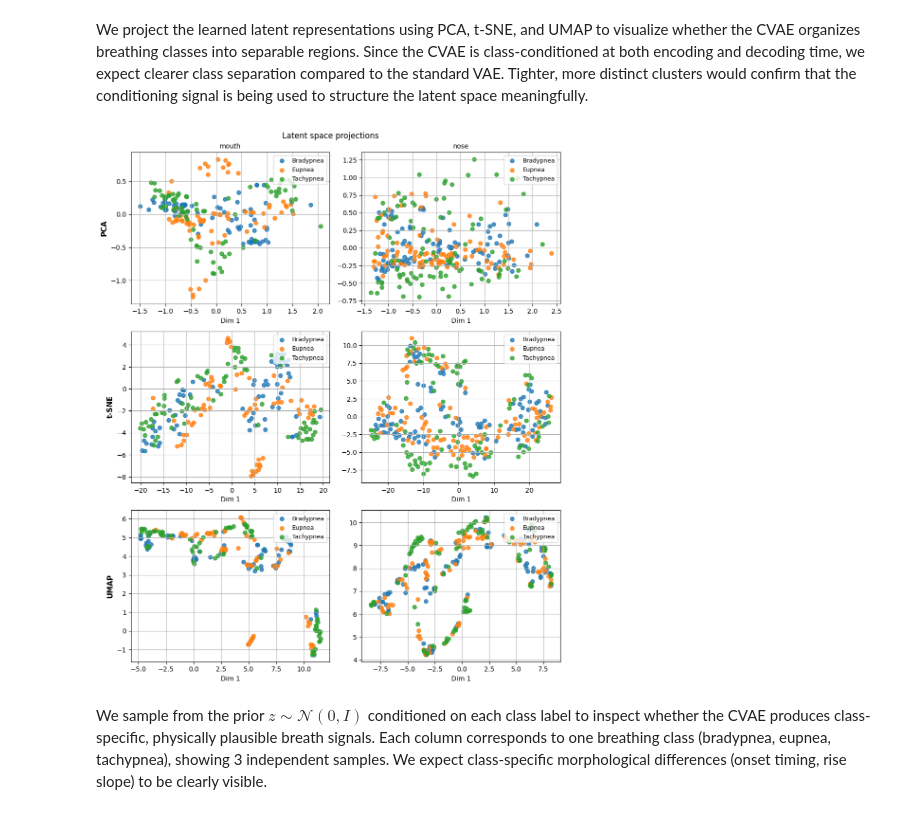
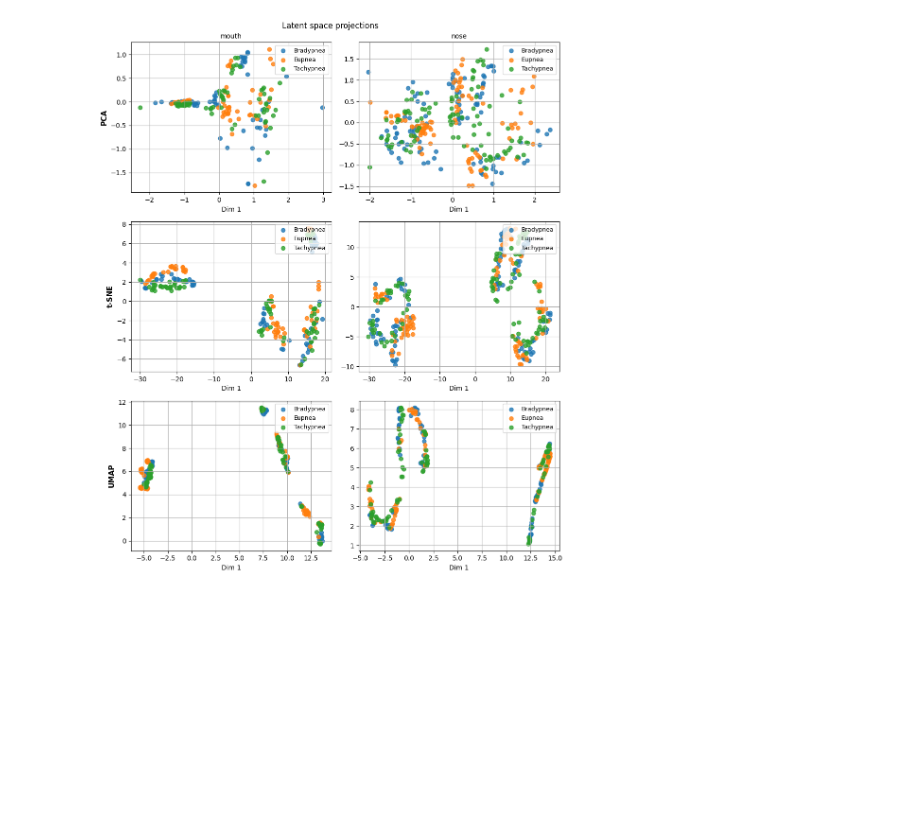
Before and after one commit to leon-rny/neural-network-breath-modeling, a Jupyter notebook: vae_evaluation.ipynb, the cells around one changed output. Cells and saved outputs as stored; diff of their text form; code cells hidden in the pictures; blank space fills up the shorter version.

```diff
--- a/vae_evaluation.ipynb
+++ b/vae_evaluation.ipynb
@@ -47,10 +40,10 @@ for region in regions:
     splits[region] = {"train": df_train, "val": df_val, "test": df_test}
 
     # model
-    ckpt_path = f"checkpoints/vae_{region}.pt"
-    model = VAE(latent_dim=16).to(device)
+    ckpt_path = f"models/checkpoints/vae_{region}.pt"
     ckpt = torch.load(ckpt_path, map_location=device, weights_only=False)
-    model.load_state_dict(ckpt["model_state"])
+    model = VAE(latent_dim=ckpt['latent_dim']).to(device)
+    model.load_state_dict(ckpt['model_state'])
     model.eval()
 
     models[region] = model
@@ -247,31 +184,0 @@ We overlay the per-class real signal statistics ($\mu \pm \sigma$) with the unco
-# %%
-n_gen=200
-for region in regions:
-    mean_s = train_ds.stats['mean'][:, None]
-    std_s  = train_ds.stats['std'][:, None]
-    def denorm(x): return x * std_s + mean_s
-
-    real = {i: [] for i in range(len(CLASSES))}
-    for i in range(len(train_ds)):
-        signal, _, label = train_ds[i]
-        real[label].append(denorm(signal.numpy()))
-    time_np = train_ds[0][1].numpy()
-    gen     = denorm(model.sample(n_gen, device).cpu().numpy())
-
-    fig, axes = plt.subplots(1, 2, figsize=(14, 4))
-    fig.suptitle(rf'Class and generated $\mu \pm 1\sigma$: {region}')
-    for ch, ax in enumerate(axes):
-        for cls_idx, (cls_name, color) in enumerate(zip(CLASSES, class_colors.values())):
-            sigs = np.stack(real[cls_idx])[:, ch, :]
-            m, s = sigs.mean(0), sigs.std(0)
-            ax.plot(time_np, m, color=color, label=cls_name.capitalize())
-            ax.fill_between(time_np, m - s, m + s, alpha=0.2, color=color)
-        m_gen, s_gen = gen[:, ch, :].mean(0), gen[:, ch, :].std(0)
-        ax.plot(time_np, m_gen, color='tab:red', linestyle='--', label='Generated')
-        ax.fill_between(time_np, m_gen - s_gen, m_gen + s_gen, alpha=0.15, color='tab:red')
-        ax.set_ylabel(channel_names[ch])
-        ax.set_xlabel('Time in s')
-        ax.legend(loc='upper left')
-        ax.grid()
-    plt.tight_layout()
-    plt.show()
@@ -306,10 +251,10 @@ for region in regions:
     splits[region] = {"train": df_train, "val": df_val, "test": df_test}
 
     # model
-    ckpt_path = f"checkpoints/cvae_{region}.pt"
-    model = CVAE(latent_dim=16).to(device)
+    ckpt_path = f"models/checkpoints/cvae_{region}.pt"
     ckpt = torch.load(ckpt_path, map_location=device, weights_only=False)
-    model.load_state_dict(ckpt["model_state"])
+    model = CVAE(latent_dim=ckpt['latent_dim'], embed_dim=ckpt['embed_dim']).to(device)
+    model.load_state_dict(ckpt['model_state'])
     model.eval()
 
     models[region] = model
@@ -415,5 +354,3 @@ plt.show()
-# %% [markdown]
-We project the learned latent representations using PCA, t-SNE, and UMAP to visualize whether the CVAE organizes breathing classes into separable regions. Since the CVAE is class-conditioned at both encoding and decoding time, we expect clearer class separation compared to the standard VAE. Tighter, more distinct clusters would confirm that the conditioning signal is being used to structure the latent space meaningfully.
 # %%
 fig, axes = plt.subplots(3, 2, figsize=(10, 12))
 plt.suptitle('Latent space projections')
@@ -421,7 +358,7 @@ plt.suptitle('Latent space projections')
 methods = [
     ('PCA',   lambda z: PCA(n_components=2).fit_transform(z)),
     ('t-SNE', lambda z: TSNE(n_components=2, random_state=42).fit_transform(z)),
-    ('UMAP',  lambda z: umap.UMAP(n_components=2, random_state=42).fit_transform(z)),
+    ('UMAP',  lambda z: umap.UMAP(n_components=4, random_state=42, n_jobs=1).fit_transform(z)),
 ]
 
 for col, region in enumerate(regions):
@@ -430,36 +367,34 @@ for col, region in enumerate(regions):
     model.eval()
 
     mus, labels = [], []
     with torch.no_grad():
         for i in range(len(train_ds)):
             signal, _, label = train_ds[i]
             mu, _ = model.encoder(signal.unsqueeze(0).to(device),
                                   torch.tensor([label]).long().to(device))
             mus.append(mu.squeeze(0).cpu().numpy())
             labels.append(label)
     mus    = np.stack(mus)
     labels = np.array(labels)
 
     for row, (method_name, project) in enumerate(methods):
         z2d = project(mus)
         ax  = axes[row, col]
         for i, cls in enumerate(CLASSES):
             mask = labels == i
             ax.scatter(z2d[mask, 0], z2d[mask, 1], label=cls.capitalize(), alpha=0.8)
         if row == 0:
             ax.set_title(region)
         if col == 0:
             ax.set_ylabel(method_name, fontsize=11, fontweight='bold')
         ax.set_xlabel('Dim 1')
         ax.legend(loc='upper right')
         ax.grid()
 
 plt.tight_layout()
 plt.show()
 # %% [output]
-[figure, old version]
+[figure, new version]
-# %% [markdown]
-We sample from the prior $z \sim \mathcal{N}(0, I)$ conditioned on each class label to inspect whether the CVAE produces class-specific, physically plausible breath signals. Each column corresponds to one breathing class (bradypnea, eupnea, tachypnea), showing 3 independent samples. We expect class-specific morphological differences (onset timing, rise slope) to be clearly visible.
 # %%
 for region in regions:
     train_ds = datasets[region]['train']
```
Also changed, not shown: parts of 28 cells of this notebook, 1 other file.
